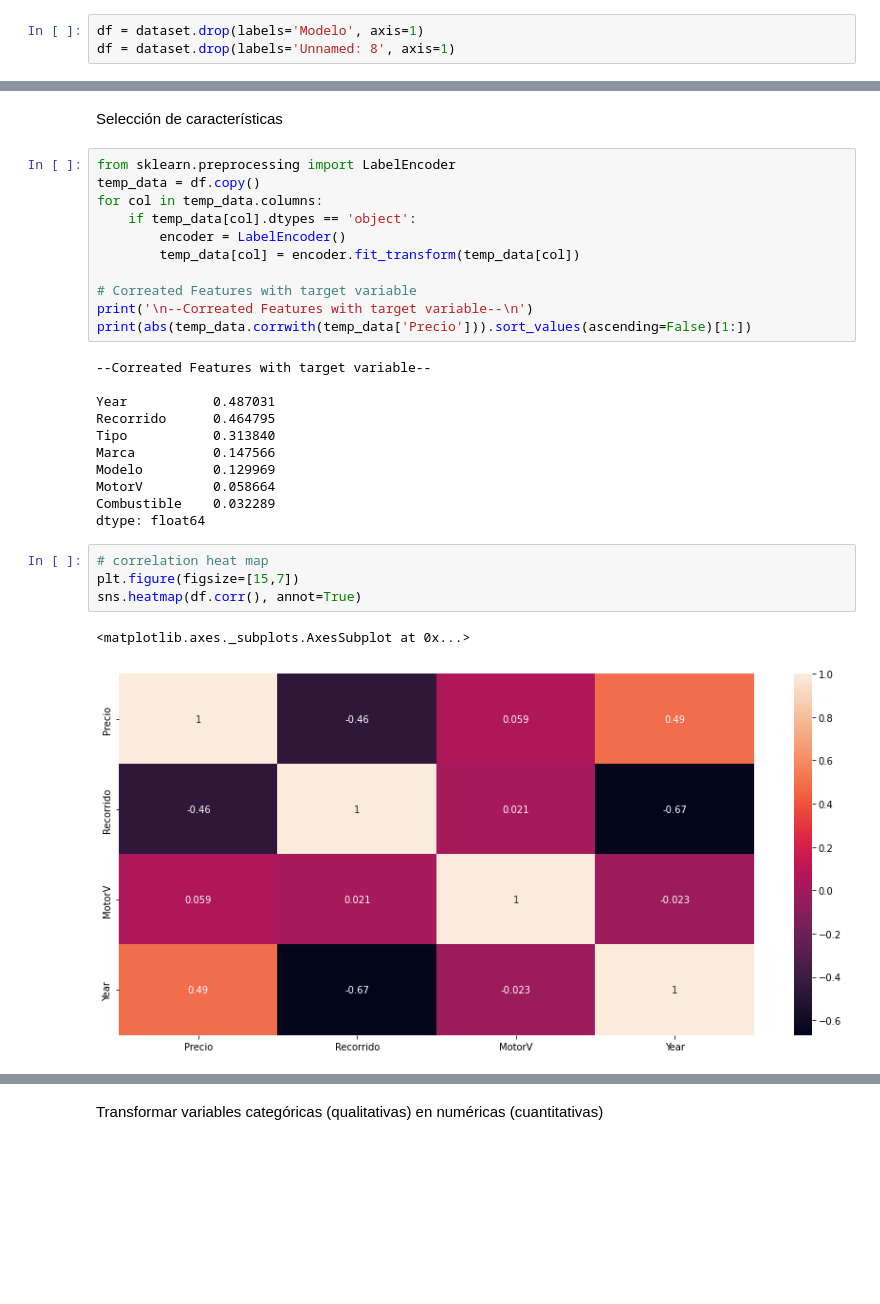
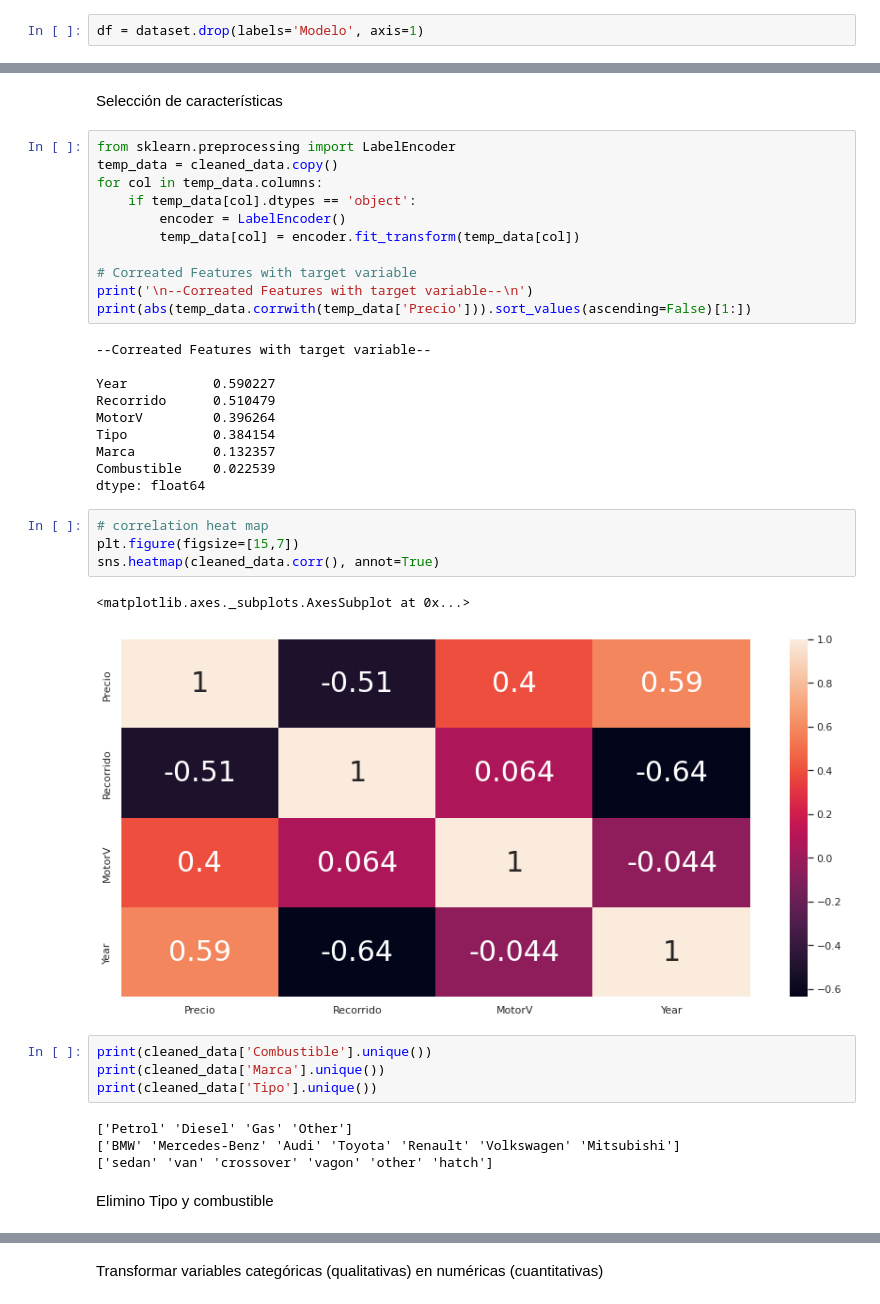
Before and after one commit to GermanOmar/ICM, a Jupyter notebook: Taller2COLAB.ipynb, the cells around one changed output, grey strips where cells are left out. Drawn from its saved outputs; the diff is of its cells as text; blank space fills up the shorter version.

```diff
--- a/Taller2COLAB.ipynb
+++ b/Taller2COLAB.ipynb
@@ -74,7 +70,6 @@ memory usage: 305.6+ KB
 Elimino parametros que no aportan al modelo
 # %%
 df = dataset.drop(labels='Modelo', axis=1)
-df = dataset.drop(labels='Unnamed: 8', axis=1)
 # %% [markdown]
 Reviso si hay datos incompletos
 # %%
@@ -195,7 +201,7 @@ sns.distplot(cleaned_data['Precio'])
 Selección de características
 # %%
 from sklearn.preprocessing import LabelEncoder
-temp_data = df.copy()
+temp_data = cleaned_data.copy()
 for col in temp_data.columns:
     if temp_data[col].dtypes == 'object':
         encoder = LabelEncoder()
@@ -207,18 +213,27 @@ print(abs(temp_data.corrwith(temp_data['Precio'])).sort_values(ascending=False)[
 # %% [output]
 --Correated Features with target variable--
 
-Year           0.487031
-Recorrido      0.464795
-Tipo           0.313840
-Marca          0.147566
-Modelo         0.129969
-MotorV         0.058664
-Combustible    0.032289
+Year           0.590227
+Recorrido      0.510479
+MotorV         0.396264
+Tipo           0.384154
+Marca          0.132357
+Combustible    0.022539
 dtype: float64
 # %%
 # correlation heat map
 plt.figure(figsize=[15,7])
-sns.heatmap(df.corr(), annot=True)
+sns.heatmap(cleaned_data.corr(), annot=True)
 # %% [output]
 <matplotlib.axes._subplots.AxesSubplot at 0x...>
-[figure, old version]
+[figure, new version]
+# %%
+print(cleaned_data['Combustible'].unique())
+print(cleaned_data['Marca'].unique())
+print(cleaned_data['Tipo'].unique())
+# %% [output]
+['Petrol' 'Diesel' 'Gas' 'Other']
+['BMW' 'Mercedes-Benz' 'Audi' 'Toyota' 'Renault' 'Volkswagen' 'Mitsubishi']
+['sedan' 'van' 'crossover' 'vagon' 'other' 'hatch']
+# %% [markdown]
+Elimino Tipo y combustible
```
Also changed, not shown: parts of 34 cells of this notebook.
